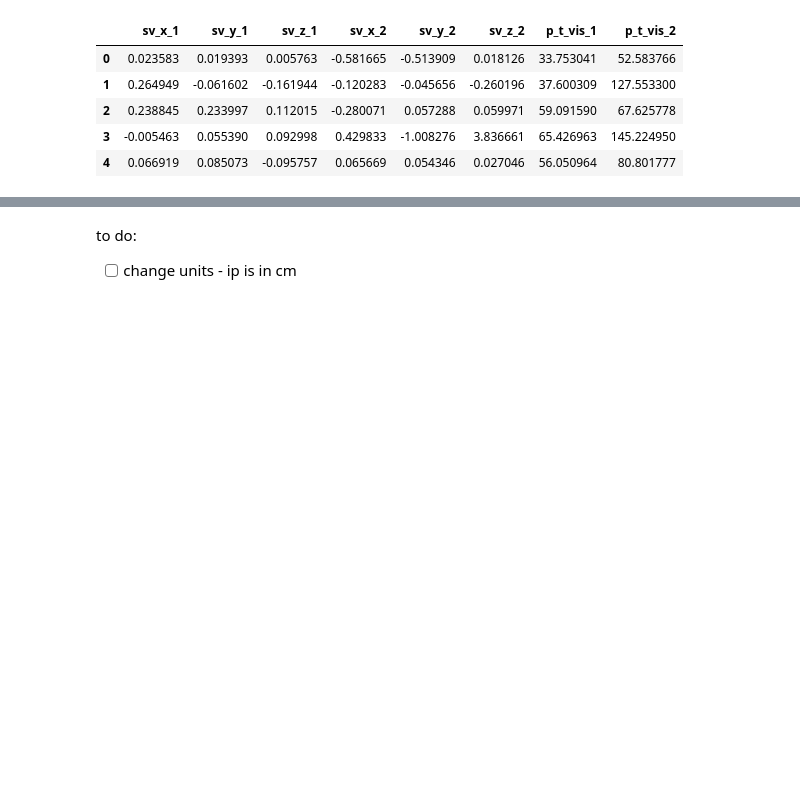
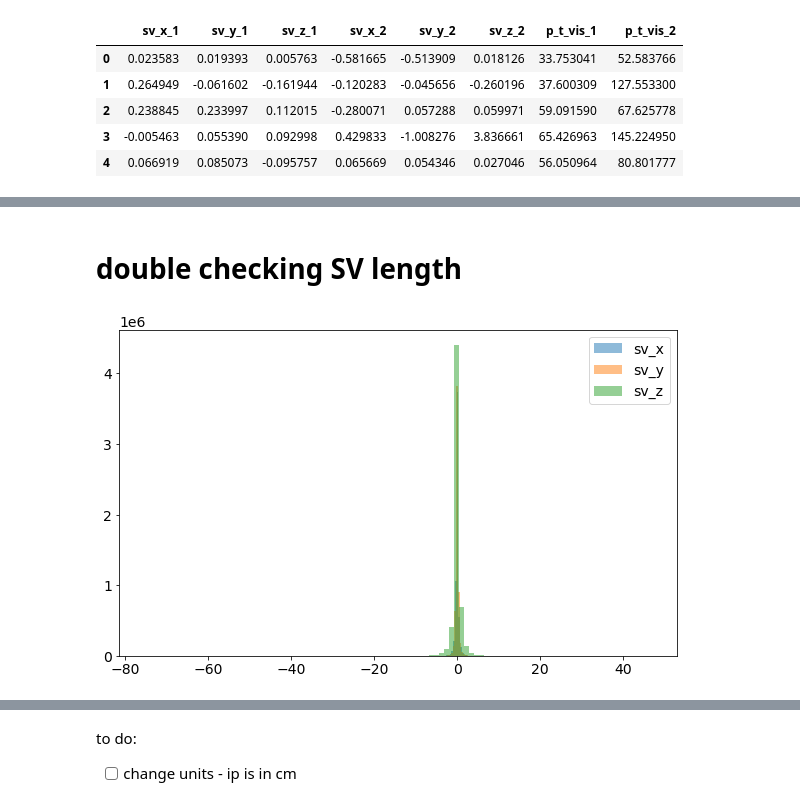
Before and after one commit to stanleyycheung/MSci-Project-HiggsTauTau, a Jupyter notebook: stanley/phi_nu_reconstruction.ipynb, the cells around one changed output, grey strips where cells are left out. Saved outputs shown, nothing was run; the diff lists cells and outputs as text; code cells hidden in the pictures; blank space fills up the shorter version.

```diff
--- a/stanley/phi_nu_reconstruction.ipynb
+++ b/stanley/phi_nu_reconstruction.ipynb
@@ -136,7 +121,7 @@ def three_d_scatterplot(p_t_vis, sv_x, sv_y, sv_z, samples=10000):
     fig.colorbar(img)
     plt.show()
 # %%
-def profileplot(x, y, xlabel, ylabel, bins=100):
+def profileplot(x, y, xlabel, ylabel, bins=100, mode=1):
     means_result = sps.binned_statistic(x, [y, y**2], bins=bins, statistic='mean')
     means, means2 = means_result.statistic
     standard_deviations = np.sqrt(means2 - means**2)
@@ -163,23 +148,18 @@ def profileplot(x, y, xlabel, ylabel, bins=100):
 #     yerr = standard_deviations
     # fitting
 #     print(bin_centers, means, yerr)
-    fit, cov = np.polyfit(bin_centers, means, 1, w=1/yerr, cov=True)
-    p = np.poly1d(fit)
-    print(f"Fit params: {fit[0]}, {fit[1]}")
-    print(f"Diag of cov: {cov[0][0]} , {cov[1][1]}")
+    if mode == 1:
+        fit, cov = np.polyfit(bin_centers, means, 1, w=1/yerr, cov=True)
+        p = np.poly1d(fit)
+        print(f"Fit params: {fit[0]}, {fit[1]}")
+        print(f"Diag of cov: {cov[0][0]} , {cov[1][1]}")
     plt.figure()
     plt.errorbar(x=bin_centers, y=means, yerr=yerr, linestyle='none', marker='.', capsize=2)
-    plt.plot(bin_centers, p(bin_centers))
+    if mode == 1:
+        plt.plot(bin_centers, p(bin_centers))
     plt.grid()
     plt.xlabel(xlabel)
     plt.ylabel(ylabel)
     plt.tight_layout()
-    return fit, cov
-
-# profileplot(sv_df['p_t_vis_1'], np.abs(sv_df['sv_x_1']), xlabel=r'$P_{T,1}^{vis}$', ylabel=r'$|SV_1^x|$')
-# profileplot(np.abs(sv_df['sv_y_1']), sv_df['p_t_vis_1'], xlabel=r'$|SV_1^y|$', ylabel=r'$P_{T,1}^{vis}$')
-# profileplot(np.abs(sv_df['sv_z_1']), sv_df['p_t_vis_1'], xlabel=r'$|SV_1^z|$', ylabel=r'$P_{T,1}^{vis}$')
-sv_1 = np.sqrt(sv_df['sv_x_1']**2 + sv_df['sv_y_1']**2 + sv_df['sv_z_1']**2)
-profileplot(sv_df['p_t_vis_1'], sv_1, xlabel=r'$P_{T,1}^{vis}$', ylabel=r'$||SV_1||$', bins=150)
-plt.savefig('sv_analysis/profile_sv_1.png')
-plt.show()
+    return fit, cov, bin_centers, means
+plt.rcParams.update({'font.size': 14, "figure.figsize": (10,6)})
@@ -190,0 +166,10 @@ Diag of cov: 2.1472147450381446e-09 , 9.80534420058444e-06
+# %% [markdown]
+# double checking SV length
+# %%
+plt.hist(sv_df['sv_x_1'], bins=100, alpha=0.5, label='sv_x')
+plt.hist(sv_df['sv_y_1'], bins=100, alpha=0.5, label='sv_y')
+plt.hist(sv_df['sv_z_1'], bins=100, alpha=0.5, label='sv_z')
+plt.legend()
+plt.show()
+# %% [output]
+[figure, added]
```
Also changed, not shown: parts of 24 cells of this notebook, 15 other files.
